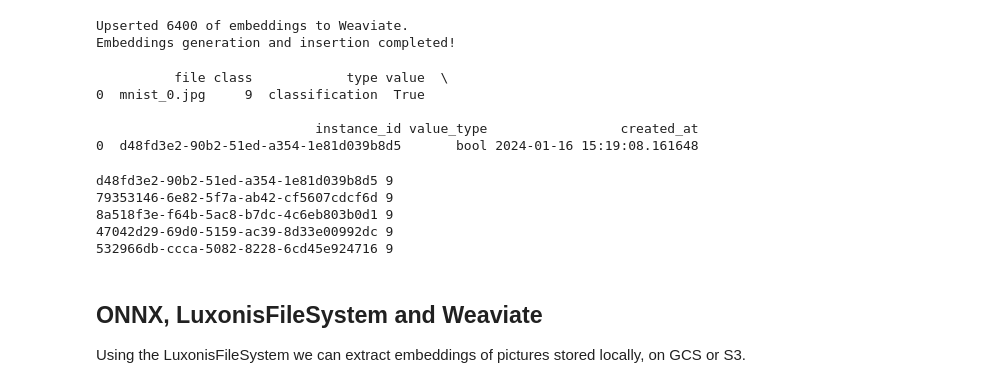
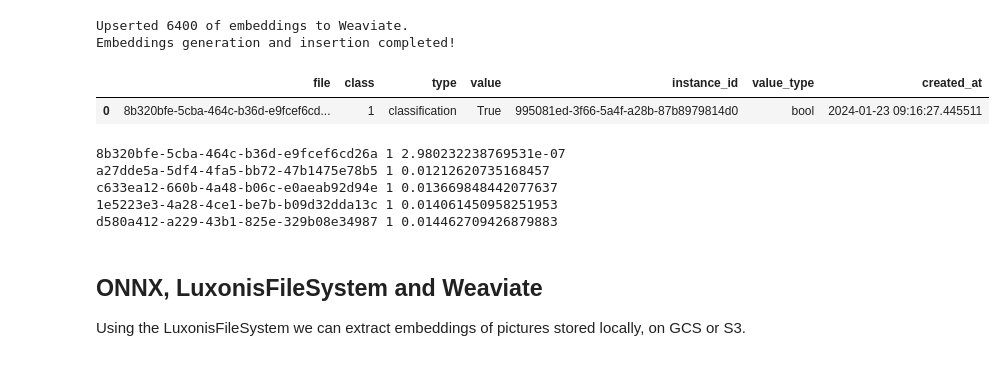
Before and after one commit to luxonis/luxonis-ml, a Jupyter notebook: examples/Embeddings_LDF_Weaviate_Example.ipynb, the cells around one changed output. Saved outputs shown, nothing was run; the diff lists cells and outputs as text; code cells hidden in the pictures.

Commit message:
Weaviate embeddings small bug fixes

```diff
--- a/examples/Embeddings_LDF_Weaviate_Example.ipynb
+++ b/examples/Embeddings_LDF_Weaviate_Example.ipynb
@@ -186,7 +205,7 @@ for img, _ in loader:
 # %%
 # Define the transform
 transform = transforms.Compose([
-    # transforms.ToPILImage(),
+    transforms.ToPILImage(),
     transforms.Resize((224, 224)),
     transforms.ToTensor(),
     transforms.Normalize(mean=[0.485, 0.456, 0.406], std=[0.229, 0.224, 0.225]),
@@ -211,7 +230,7 @@ Collection Mnist_LDF does not exist. Creating...
 # %%
 # Load the LuxonisDataset
 emb_dict = generate_embeddings_weaviate(
-    dataset, ort_session, weaviate_api, output_layer_name="/Flatten_output_0"
+    dataset, ort_session, weaviate_api, output_layer_name="/Flatten_output_0", transform=transform
 )
 # %% [output]
 Upserted 6400 of embeddings to Weaviate.
@@ -219,36 +238,33 @@ Embeddings generation and insertion completed!
 # %%
 first_emb = None
 
 # get a specific sample from dataset
 first_sample = list(emb_dict.keys())[0]
 first_emb = emb_dict[first_sample]
 sample_id = first_sample
 
 # sample_id = '64e758bdca1096d3483d18f4'
 # sample = dataset.fo_dataset[sample_id]
 df = dataset._load_df_offline()
-sample = df[df["instance_id"] == sample_id]
-print(sample)
+sample = df[df["file"] == sample_id+".jpg"]
+sample
 # %% [output]
-          file class            type value  \
-0  mnist_0.jpg     9  classification  True
-
-                            instance_id value_type                 created_at
-0  d48fd3e2-90b2-51ed-a354-1e81d039b8d5       bool 2024-01-16 15:19:08.161648
+|  | file | class | type | value | instance_id | value_type | created_at |
+| 0 | 8b320bfe-5cba-464c-b36d-e9fcef6cd... | 1 | classification | True | 995081ed-3f66-5a4f-a28b-87b8979814d0 | bool | 2024-01-23 09:16:27.445511 |
 # %%
 # Search for the nearest neighbors
-search_uuids = weaviate_api.find_similar_embeddings(first_emb, k=5)
+search_uuids, scores = weaviate_api.find_similar_embeddings(first_emb, k=5)
 search_labels = weaviate_api.get_labels(search_uuids)
 
 # Print the search results
-for u,l in zip(search_uuids, search_labels):
-    print(u, l)
+for u,l,s in zip(search_uuids, search_labels, scores):
+    print(u, l, s)
 # %% [output]
-d48fd3e2-90b2-51ed-a354-1e81d039b8d5 9
-79353146-6e82-5f7a-ab42-cf5607cdcf6d 9
-8a518f3e-f64b-5ac8-b7dc-4c6eb803b0d1 9
-47042d29-69d0-5159-ac39-8d33e00992dc 9
-532966db-ccca-5082-8228-6cd45e924716 9
+8b320bfe-5cba-464c-b36d-e9fcef6cd26a 1 2.980232238769531e-07
+a27dde5a-5df4-4fa5-bb72-47b1475e78b5 1 0.01212620735168457
+c633ea12-660b-4a48-b06c-e0aeab92d94e 1 0.013669848442077637
+1e5223e3-4a28-4ce1-be7b-b09d32dda13c 1 0.014061450958251953
+d580a412-a229-43b1-825e-329b08e34987 1 0.014462709426879883
 # %% [markdown]
 ## ONNX, LuxonisFileSystem and Weaviate
 Using the LuxonisFileSystem we can extract embeddings of pictures stored locally, on GCS or S3.
```
Also changed, not shown: parts of 19 cells of this notebook, 6 other files.
